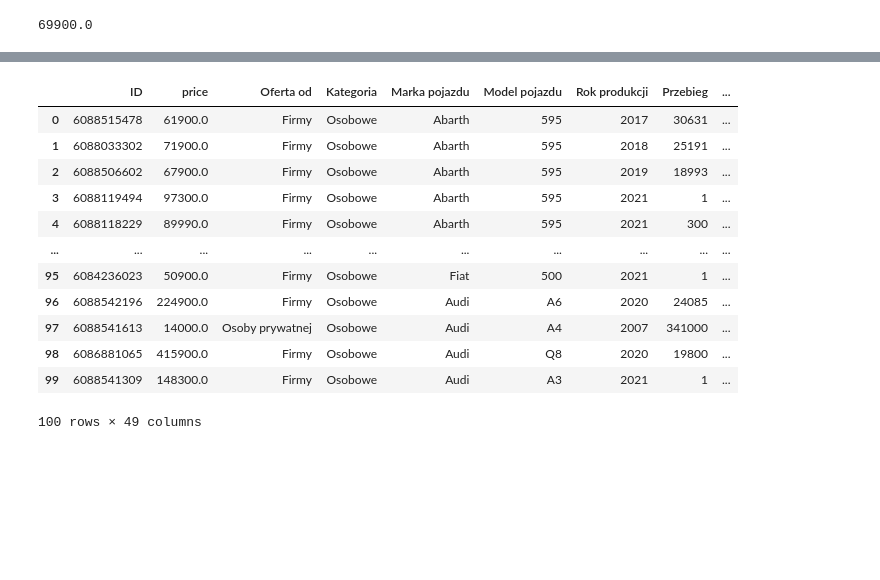
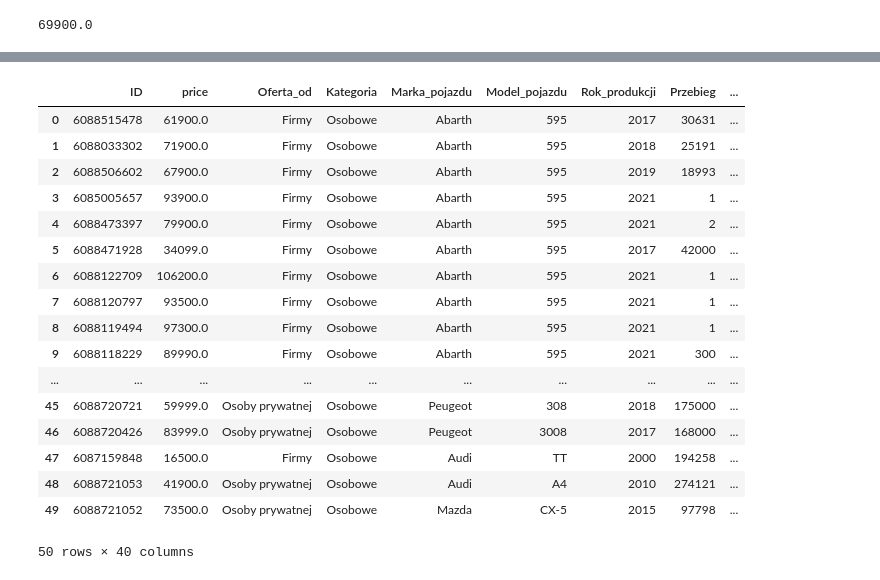
Before and after one commit to Bartoszcz28/Otomoto, a Jupyter notebook: Otomoto.ipynb, the cells around one changed output, grey strips where cells are left out. Saved outputs shown, nothing was run; the diff lists cells and outputs as text; code cells hidden in the pictures; blank space fills up the shorter version.

```diff
--- a/Otomoto.ipynb
+++ b/Otomoto.ipynb
@@ -84,9 +125,12 @@ def take_id(soup):
 def take_details(soup):
     details = {}
     for info in soup.find_all('li',attrs={"class":"offer-params__item"}):
-        key = info.find('span').text.strip()
-        value = info.find('div').text.strip()
-        details[key] = value
+        key = info.find('span').text.strip().replace(" ","_").replace("(","").replace(")","")
+        key = key.replace("ś","s").replace("ż","z").replace("ó","o").replace("ć","c").replace("ę","e")
+        key = key.replace("ł","l")
+        if key in insert_table:
+            value = info.find('div').text.strip()
+            details[key] = value
     return details
 # %%
 def take_all(soup):
@@ -101,38 +145,38 @@ def take_all(soup):
 # %%
 def data_clean(details):
     try:
-        details['Przebieg'] = details['Przebieg'].replace(" km","").replace(" ","")
+        details['Przebieg'] = details['Przebieg'].replace("km","").replace(" ","")
     except:
         pass
     try:
-        details['Moc'] = details['Moc'].replace(" KM","")
+        details['Moc'] = details['Moc'].replace("KM","").replace(" ","").replace(",",".")
     except:
         pass
     try:
-        details['Pojemność skokowa'] = details['Pojemność skokowa'].replace(" cm3","").replace(" ","").replace(",",".")
+        details['Pojemnosc_skokowa'] = details['Pojemnosc_skokowa'].replace("cm3","").replace(" ","").replace(",",".")
     except:
         pass
     try:
-        details['Spalanie W Mieście'] = details['Spalanie W Mieście	'].replace("l/100km","").replace(" ","").replace(",",".")
+        details['Spalanie_W_Miescie'] = details['Spalanie_W_Miescie'].replace("l/100km","").replace(" ","").replace(",",".")
     except:
         pass
     try:
-        details['Spalanie W Cyklu Mieszanym'] = details['Spalanie W Cyklu Mieszanym'].replace("l/100km","").replace(" ","").replace(",",".")
+        details['Spalanie_W_Cyklu_Mieszanym'] = details['Spalanie_W_Cyklu_Mieszanym'].replace("l/100km","").replace(" ","").replace(",",".")
     except:
         pass
     try:
-        details['Spalanie Poza Miastem'] = details['Spalanie Poza Miastem'].replace("l/100km","").replace(" ","").replace(",",".")
+        details['Spalanie_Poza_Miastem'] = details['Spalanie_Poza_Miastem'].replace("l/100km","").replace(" ","").replace(",",".")
     except:
         pass
     return details
 # %%
-# car_brand = [
-#   "Abarth",
-#   "Alfa Romeo",
-#   "Aston Martin",
-#   "Audi",
-#   "Bentley",
-#   "BMW",
+car_brand = [
+  "Abarth",
+  "Alfa Romeo",
+  "Aston Martin",
+  "Audi",
+  "Bentley",
+  "BMW"
 #   "Bugatti",
 #   "Cadillac",
 #   "Chevrolet",
@@ -191,7 +235,7 @@ def data_clean(details):
 #   "Toyota",
 #   "Volkswagen",
 #   "Volvo"
-# ]
+]
 # %%
 Link_ERROR = 0
 Read_announcements = 0
@@ -286,18 +330,23 @@ all_data
 # print("Delete duplicates: ", delete_duplicates)
 # print("Finish")
 # %%
-table_cars.head(100)
+table_cars.head(50)
 # %% [output]
-|  | ID | price | Oferta od | Kategoria | Marka pojazdu | Model pojazdu | Rok produkcji | Przebieg | ... |
+|  | ID | price | Oferta_od | Kategoria | Marka_pojazdu | Model_pojazdu | Rok_produkcji | Przebieg | ... |
 | 0 | 6088515478 | 61900.0 | Firmy | Osobowe | Abarth | 595 | 2017 | 30631 | ... |
 | 1 | 6088033302 | 71900.0 | Firmy | Osobowe | Abarth | 595 | 2018 | 25191 | ... |
 | 2 | 6088506602 | 67900.0 | Firmy | Osobowe | Abarth | 595 | 2019 | 18993 | ... |
-| 3 | 6088119494 | 97300.0 | Firmy | Osobowe | Abarth | 595 | 2021 | 1 | ... |
-| 4 | 6088118229 | 89990.0 | Firmy | Osobowe | Abarth | 595 | 2021 | 300 | ... |
+| 3 | 6085005657 | 93900.0 | Firmy | Osobowe | Abarth | 595 | 2021 | 1 | ... |
+| 4 | 6088473397 | 79900.0 | Firmy | Osobowe | Abarth | 595 | 2021 | 2 | ... |
+| 5 | 6088471928 | 34099.0 | Firmy | Osobowe | Abarth | 595 | 2017 | 42000 | ... |
+| 6 | 6088122709 | 106200.0 | Firmy | Osobowe | Abarth | 595 | 2021 | 1 | ... |
+| 7 | 6088120797 | 93500.0 | Firmy | Osobowe | Abarth | 595 | 2021 | 1 | ... |
+| 8 | 6088119494 | 97300.0 | Firmy | Osobowe | Abarth | 595 | 2021 | 1 | ... |
+| 9 | 6088118229 | 89990.0 | Firmy | Osobowe | Abarth | 595 | 2021 | 300 | ... |
 | ... | ... | ... | ... | ... | ... | ... | ... | ... | ... |
-| 95 | 6084236023 | 50900.0 | Firmy | Osobowe | Fiat | 500 | 2021 | 1 | ... |
-| 96 | 6088542196 | 224900.0 | Firmy | Osobowe | Audi | A6 | 2020 | 24085 | ... |
-| 97 | 6088541613 | 14000.0 | Osoby prywatnej | Osobowe | Audi | A4 | 2007 | 341000 | ... |
-| 98 | 6086881065 | 415900.0 | Firmy | Osobowe | Audi | Q8 | 2020 | 19800 | ... |
-| 99 | 6088541309 | 148300.0 | Firmy | Osobowe | Audi | A3 | 2021 | 1 | ... |
+| 45 | 6088720721 | 59999.0 | Osoby prywatnej | Osobowe | Peugeot | 308 | 2018 | 175000 | ... |
+| 46 | 6088720426 | 83999.0 | Osoby prywatnej | Osobowe | Peugeot | 3008 | 2017 | 168000 | ... |
+| 47 | 6087159848 | 16500.0 | Firmy | Osobowe | Audi | TT | 2000 | 194258 | ... |
+| 48 | 6088721053 | 41900.0 | Osoby prywatnej | Osobowe | Audi | A4 | 2010 | 274121 | ... |
+| 49 | 6088721052 | 73500.0 | Osoby prywatnej | Osobowe | Mazda | CX-5 | 2015 | 97798 | ... |
-100 rows × 49 columns
+50 rows × 40 columns
```
Also changed, not shown: parts of 13 cells of this notebook, 1 other file.
